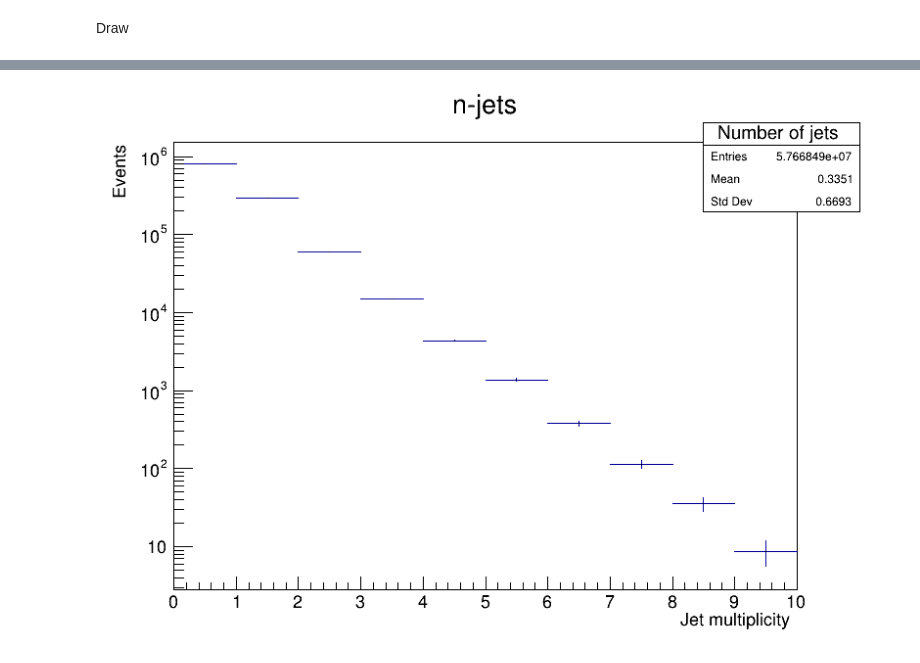
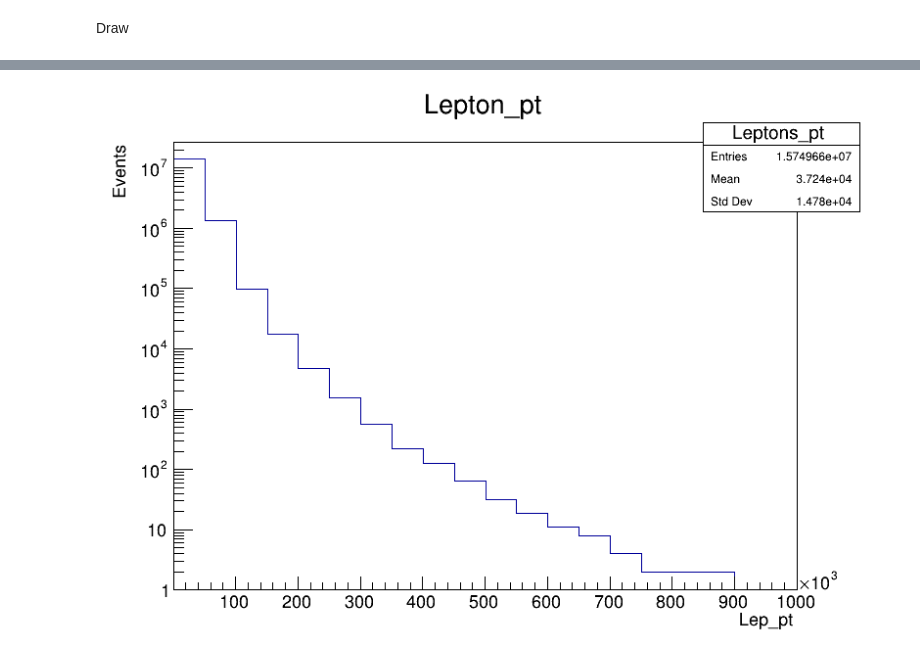
Before and after one commit to jummorenope/Temas-avanzados-en-f-sica-de-particulas, a Jupyter notebook: TTbar/TTbarSel_8TeV.ipynb, the cells around one changed output, grey strips where cells are left out. Cells and saved outputs as stored; diff of their text form; code cells hidden in the pictures.

```diff
--- a/TTbar/TTbarSel_8TeV.ipynb
+++ b/TTbar/TTbarSel_8TeV.ipynb
@@ -254,5 +276,7 @@ canvas->Draw();
-# %%
-hist_njets->Draw();
-canvas->Draw();
-# %% [output]
-[figure, removed]
+# %%
+TCanvas *canvas = new TCanvas("Canvas","",800,600);
+hist_lep_pt->Draw();
+canvas->SetLogy();
+canvas->Draw();
+# %% [output]
+[figure, added]
```
Also changed, not shown: parts of 18 cells of this notebook, 1 other file.
